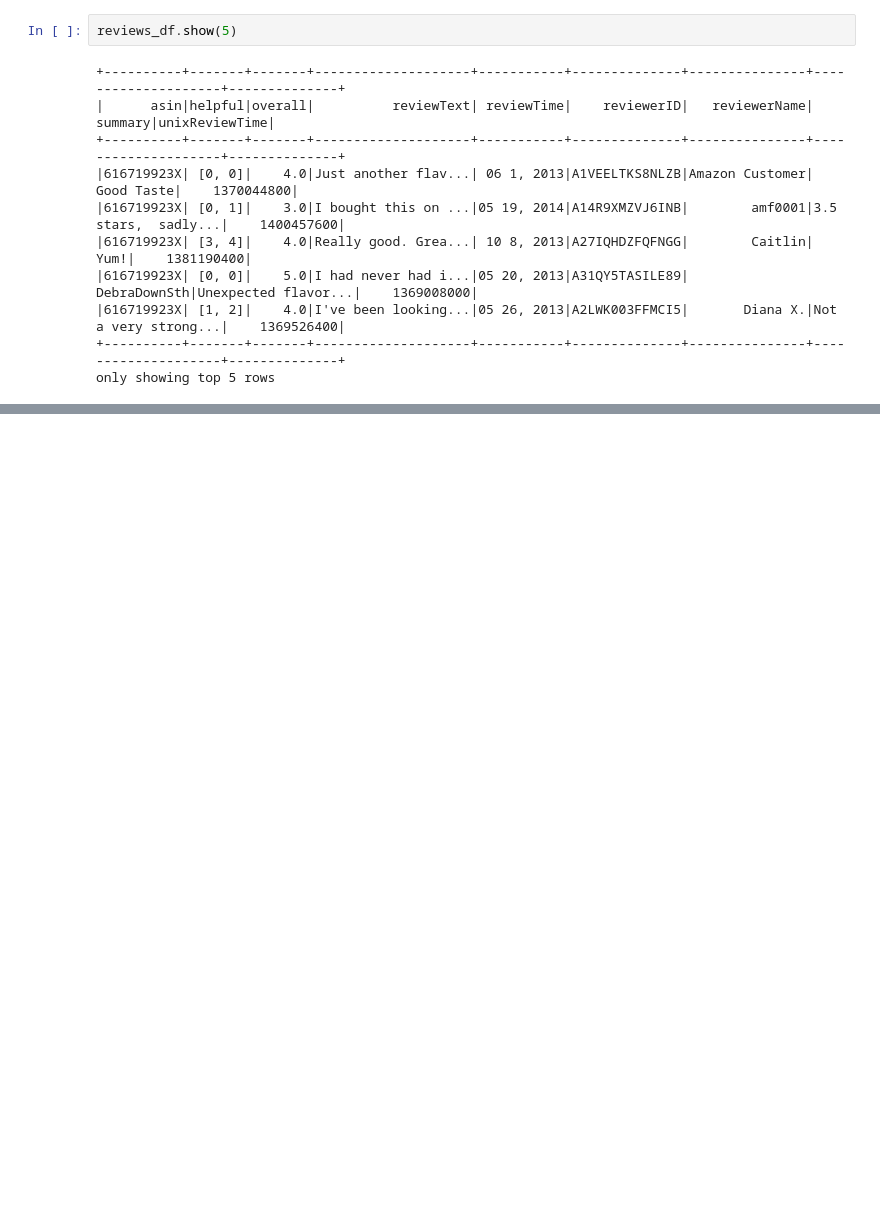
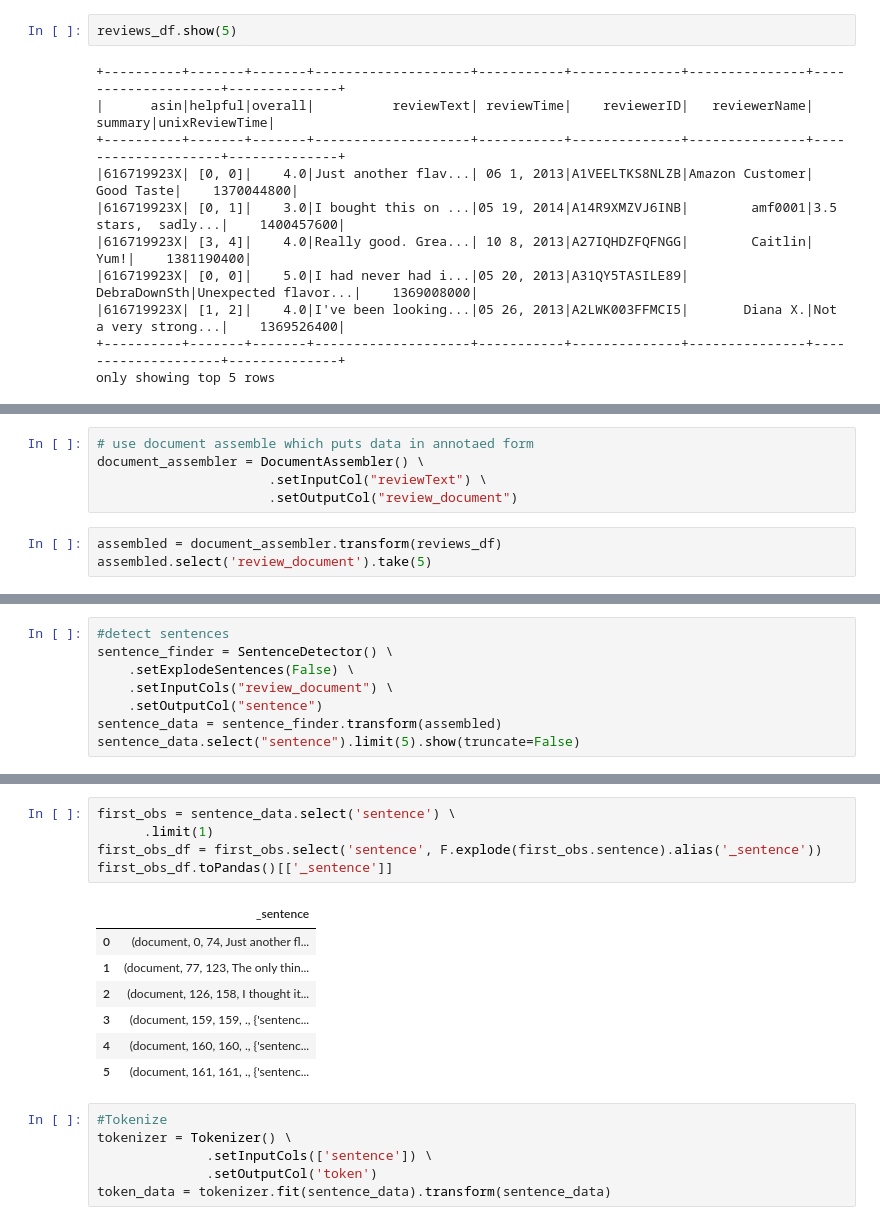
Before and after one commit to chrisoyer/thinkful_notes, a Jupyter notebook: Unit_4_Spark/Amazon_Kindle_Reviews__Sentiment.ipynb, the cells around one changed output, grey strips where cells are left out. Saved outputs shown, nothing was run; the diff lists cells and outputs as text; blank space fills up the shorter version.

```diff
--- a/Unit_4_Spark/Amazon_Kindle_Reviews__Sentiment.ipynb
+++ b/Unit_4_Spark/Amazon_Kindle_Reviews__Sentiment.ipynb
@@ -131,0 +111,8 @@ dir(pipeline)
+# %%
+# use document assemble which puts data in annotaed form
+document_assembler = DocumentAssembler() \
+                      .setInputCol("reviewText") \
+                      .setOutputCol("review_document")
+# %%
+assembled = document_assembler.transform(reviews_df)
+assembled.select('review_document').take(5)
@@ -131,0 +125,8 @@ dir(pipeline)
+# %%
+#detect sentences
+sentence_finder = SentenceDetector() \
+    .setExplodeSentences(False) \
+    .setInputCols("review_document") \
+    .setOutputCol("sentence")
+sentence_data = sentence_finder.transform(assembled)
+sentence_data.select("sentence").limit(5).show(truncate=False)
@@ -131,0 +143,19 @@ dir(pipeline)
+# %%
+first_obs = sentence_data.select('sentence') \
+      .limit(1)
+first_obs_df = first_obs.select('sentence', F.explode(first_obs.sentence).alias('_sentence'))
+first_obs_df.toPandas()[['_sentence']]
+# %% [output]
+|  | _sentence |
+| 0 | (document, 0, 74, Just another fl... |
+| 1 | (document, 77, 123, The only thin... |
+| 2 | (document, 126, 158, I thought it... |
+| 3 | (document, 159, 159, ., {'sentenc... |
+| 4 | (document, 160, 160, ., {'sentenc... |
+| 5 | (document, 161, 161, ., {'sentenc... |
+# %%
+#Tokenize
+tokenizer = Tokenizer() \
+              .setInputCols(['sentence']) \
+              .setOutputCol('token')
+token_data = tokenizer.fit(sentence_data).transform(sentence_data)
```
Also changed, not shown: parts of 19 cells of this notebook.
